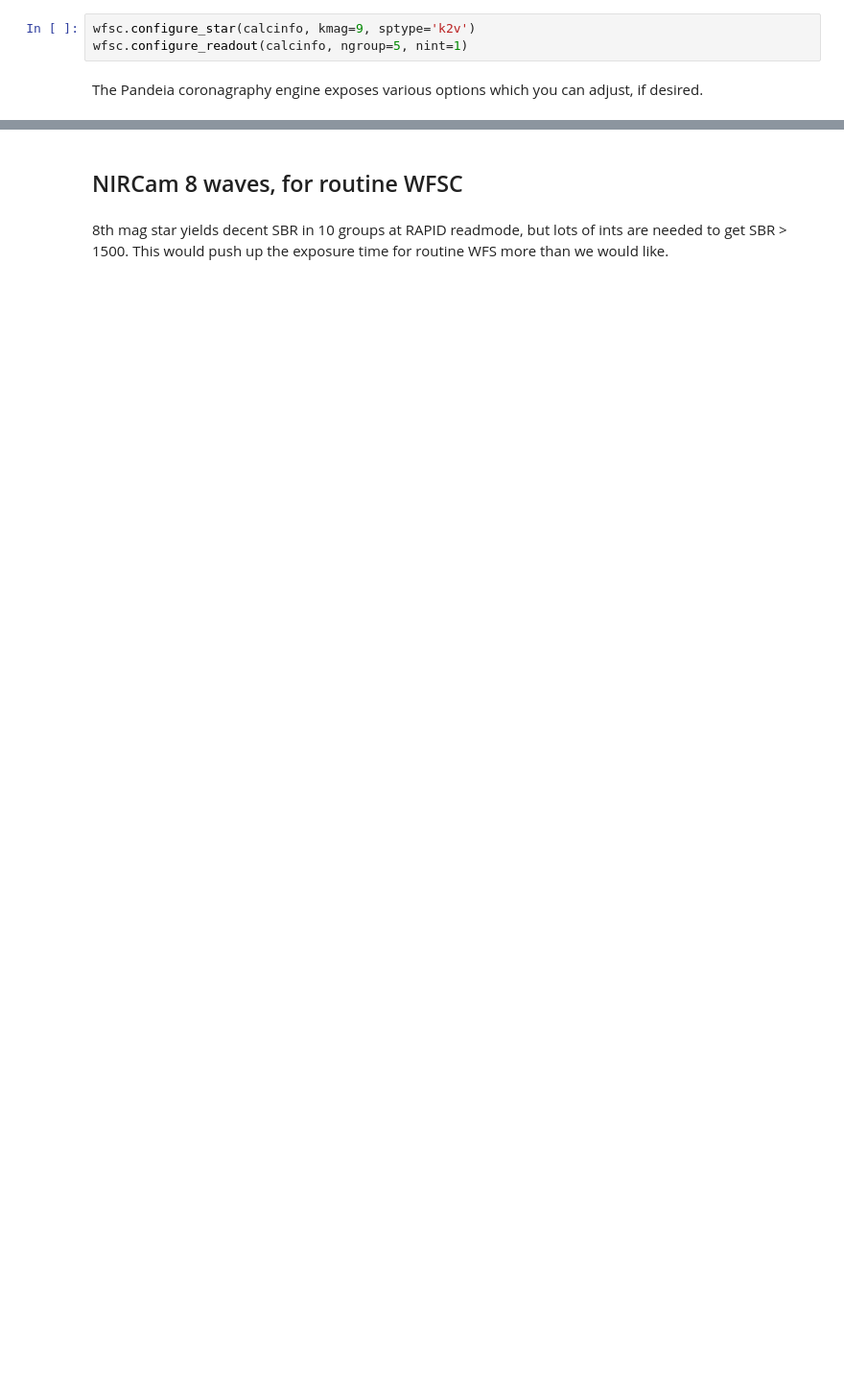
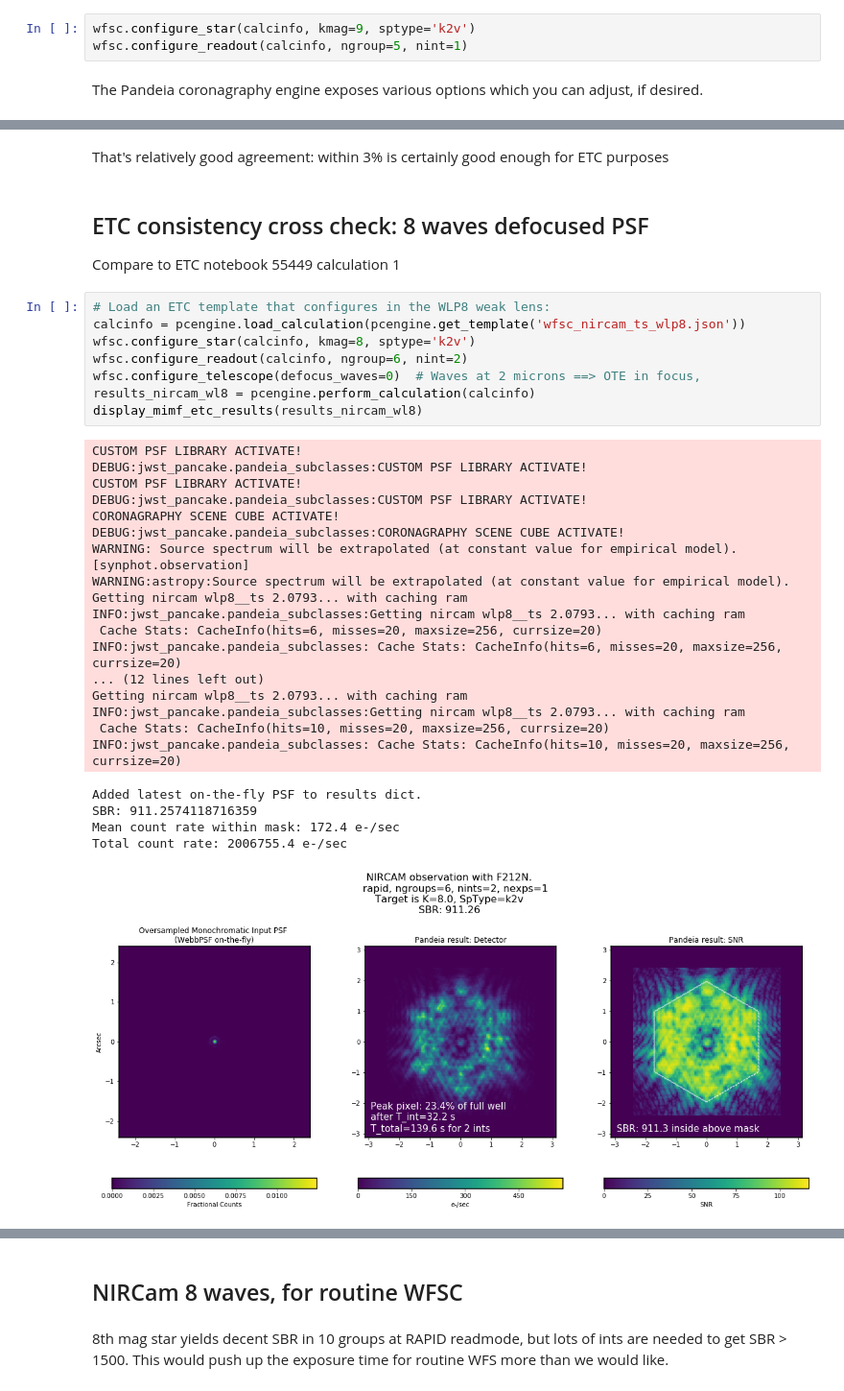
Before and after one commit to spacetelescope/pandeia-coronagraphy, a Jupyter notebook: notebooks/WFSC MIMF PSFs Exposure Calcs for All SIs.ipynb, the cells around one changed output, grey strips where cells are left out. Shown at 96% size. Drawn from its saved outputs; the diff is of its cells as text; blank space fills up the shorter version.

```diff
--- a/notebooks/WFSC MIMF PSFs Exposure Calcs for All SIs.ipynb
+++ b/notebooks/WFSC MIMF PSFs Exposure Calcs for All SIs.ipynb
@@ -57,0 +128,37 @@ pcengine.options.verbose = False # enable if you want diagnostics printed
+# %% [markdown]
+That's relatively good agreement: within 3% is certainly good enough for ETC purposes
+# %% [markdown]
+## ETC consistency cross check: 8 waves defocused PSF
+
+Compare to ETC notebook 55449 calculation 1
+# %%
+# Load an ETC template that configures in the WLP8 weak lens:
+calcinfo = pcengine.load_calculation(pcengine.get_template('wfsc_nircam_ts_wlp8.json'))
+wfsc.configure_star(calcinfo, kmag=8, sptype='k2v')
+wfsc.configure_readout(calcinfo, ngroup=6, nint=2)
+wfsc.configure_telescope(defocus_waves=0)  # Waves at 2 microns ==> OTE in focus,
+results_nircam_wl8 = pcengine.perform_calculation(calcinfo)
+display_mimf_etc_results(results_nircam_wl8)
+# %% [output]
+CUSTOM PSF LIBRARY ACTIVATE!
+DEBUG:jwst_pancake.pandeia_subclasses:CUSTOM PSF LIBRARY ACTIVATE!
+CUSTOM PSF LIBRARY ACTIVATE!
+DEBUG:jwst_pancake.pandeia_subclasses:CUSTOM PSF LIBRARY ACTIVATE!
+CORONAGRAPHY SCENE CUBE ACTIVATE!
+DEBUG:jwst_pancake.pandeia_subclasses:CORONAGRAPHY SCENE CUBE ACTIVATE!
+WARNING: Source spectrum will be extrapolated (at constant value for empirical model). [synphot.observation]
+WARNING:astropy:Source spectrum will be extrapolated (at constant value for empirical model).
+Getting nircam wlp8__ts 2.0793... with caching ram
+INFO:jwst_pancake.pandeia_subclasses:Getting nircam wlp8__ts 2.0793... with caching ram
+ Cache Stats: CacheInfo(hits=6, misses=20, maxsize=256, currsize=20)
+INFO:jwst_pancake.pandeia_subclasses: Cache Stats: CacheInfo(hits=6, misses=20, maxsize=256, currsize=20)
+... (12 lines left out)
+Getting nircam wlp8__ts 2.0793... with caching ram
+INFO:jwst_pancake.pandeia_subclasses:Getting nircam wlp8__ts 2.0793... with caching ram
+ Cache Stats: CacheInfo(hits=10, misses=20, maxsize=256, currsize=20)
+INFO:jwst_pancake.pandeia_subclasses: Cache Stats: CacheInfo(hits=10, misses=20, maxsize=256, currsize=20)
+Added latest on-the-fly PSF to results dict.
+SBR: 911.2574118716359
+Mean count rate within mask: 172.4 e-/sec
+Total count rate: 2006755.4 e-/sec
+[figure, added]
```
Also changed, not shown: parts of 50 cells of this notebook.
